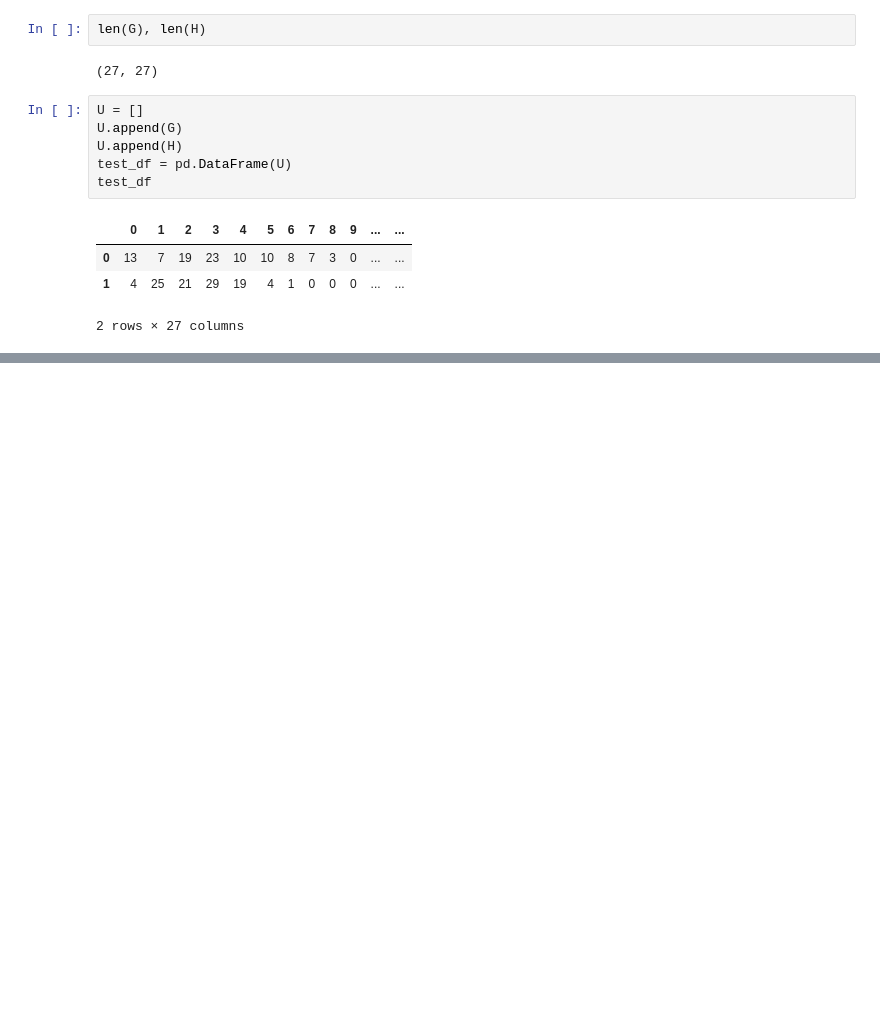
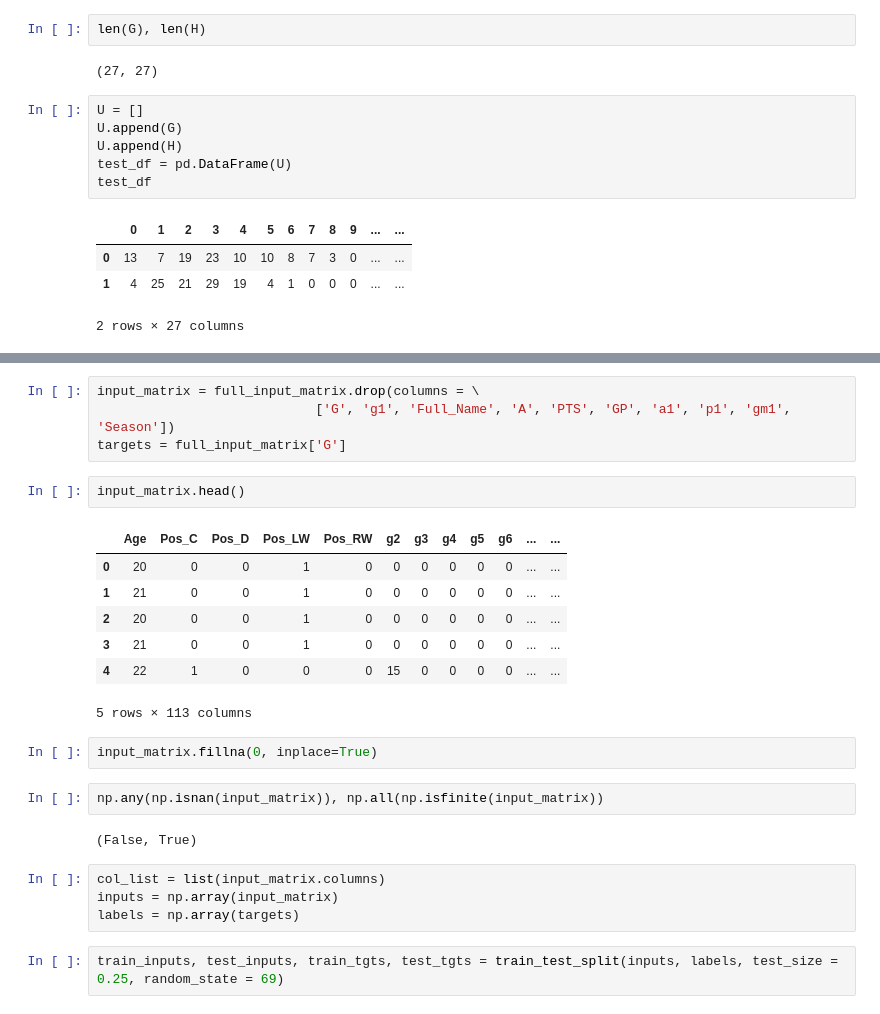
Before and after one commit to greg-smith1/hockey_rnn, a Jupyter notebook: Rand_Forest/Hockey pt. II.ipynb, the cells around one changed output, grey strips where cells are left out. Drawn from its saved outputs; the diff is of its cells as text; blank space fills up the shorter version.

```diff
--- a/Rand_Forest/Hockey pt. II.ipynb
+++ b/Rand_Forest/Hockey pt. II.ipynb
@@ -122,0 +266,26 @@ test_df
+# %%
+input_matrix = full_input_matrix.drop(columns = \
+                            ['G', 'g1', 'Full_Name', 'A', 'PTS', 'GP', 'a1', 'p1', 'gm1', 'Season'])
+targets = full_input_matrix['G']
+# %%
+input_matrix.head()
+# %% [output]
+|  | Age | Pos_C | Pos_D | Pos_LW | Pos_RW | g2 | g3 | g4 | g5 | g6 | ... | ... |
+| 0 | 20 | 0 | 0 | 1 | 0 | 0 | 0 | 0 | 0 | 0 | ... | ... |
+| 1 | 21 | 0 | 0 | 1 | 0 | 0 | 0 | 0 | 0 | 0 | ... | ... |
+| 2 | 20 | 0 | 0 | 1 | 0 | 0 | 0 | 0 | 0 | 0 | ... | ... |
+| 3 | 21 | 0 | 0 | 1 | 0 | 0 | 0 | 0 | 0 | 0 | ... | ... |
+| 4 | 22 | 1 | 0 | 0 | 0 | 15 | 0 | 0 | 0 | 0 | ... | ... |
+5 rows × 113 columns
+# %%
+input_matrix.fillna(0, inplace=True)
+# %%
+np.any(np.isnan(input_matrix)), np.all(np.isfinite(input_matrix))
+# %% [output]
+(False, True)
+# %%
+col_list = list(input_matrix.columns)
+inputs = np.array(input_matrix)
+labels = np.array(targets)
+# %%
+train_inputs, test_inputs, train_tgts, test_tgts = train_test_split(inputs, labels, test_size = 0.25, random_state = 69)
```
Also changed, not shown: parts of 28 cells of this notebook, 5 other files.
